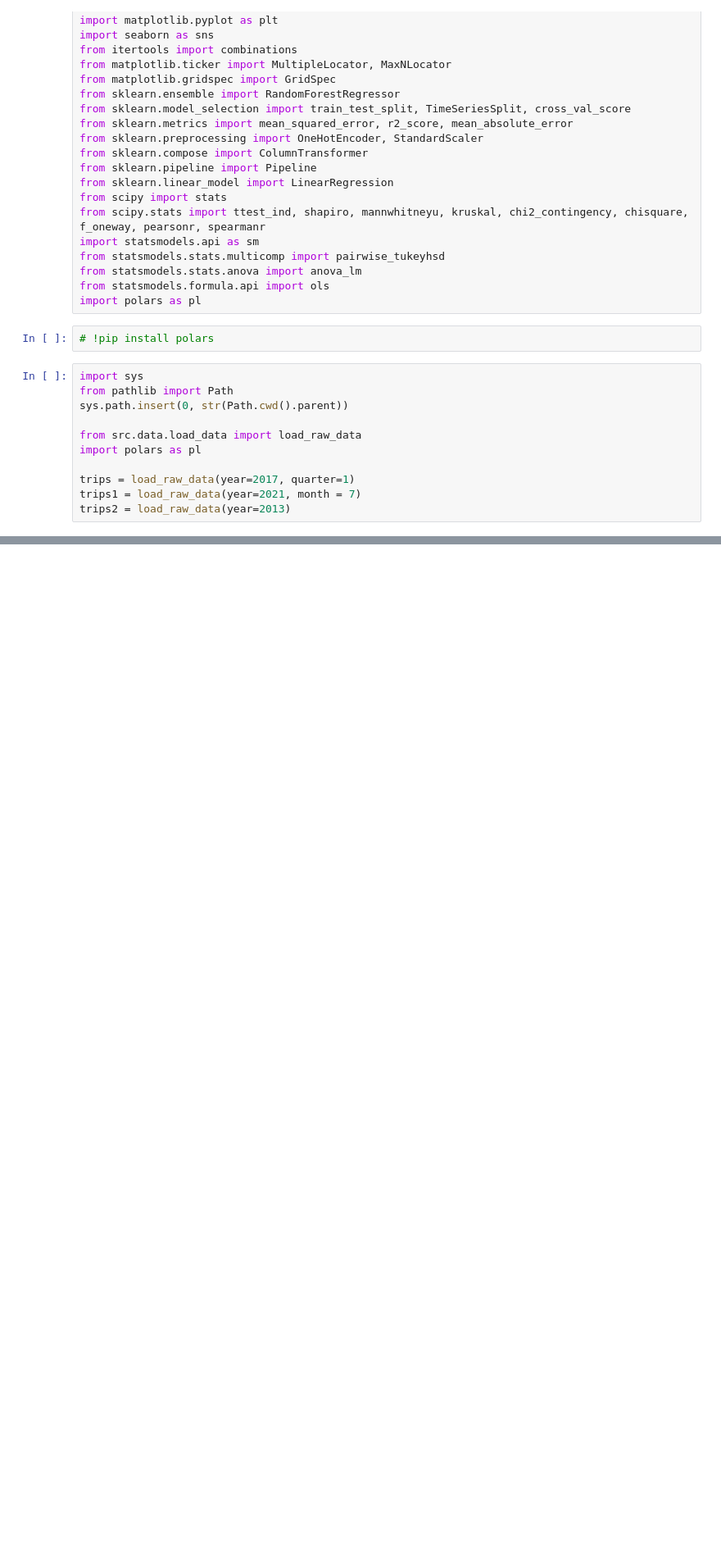
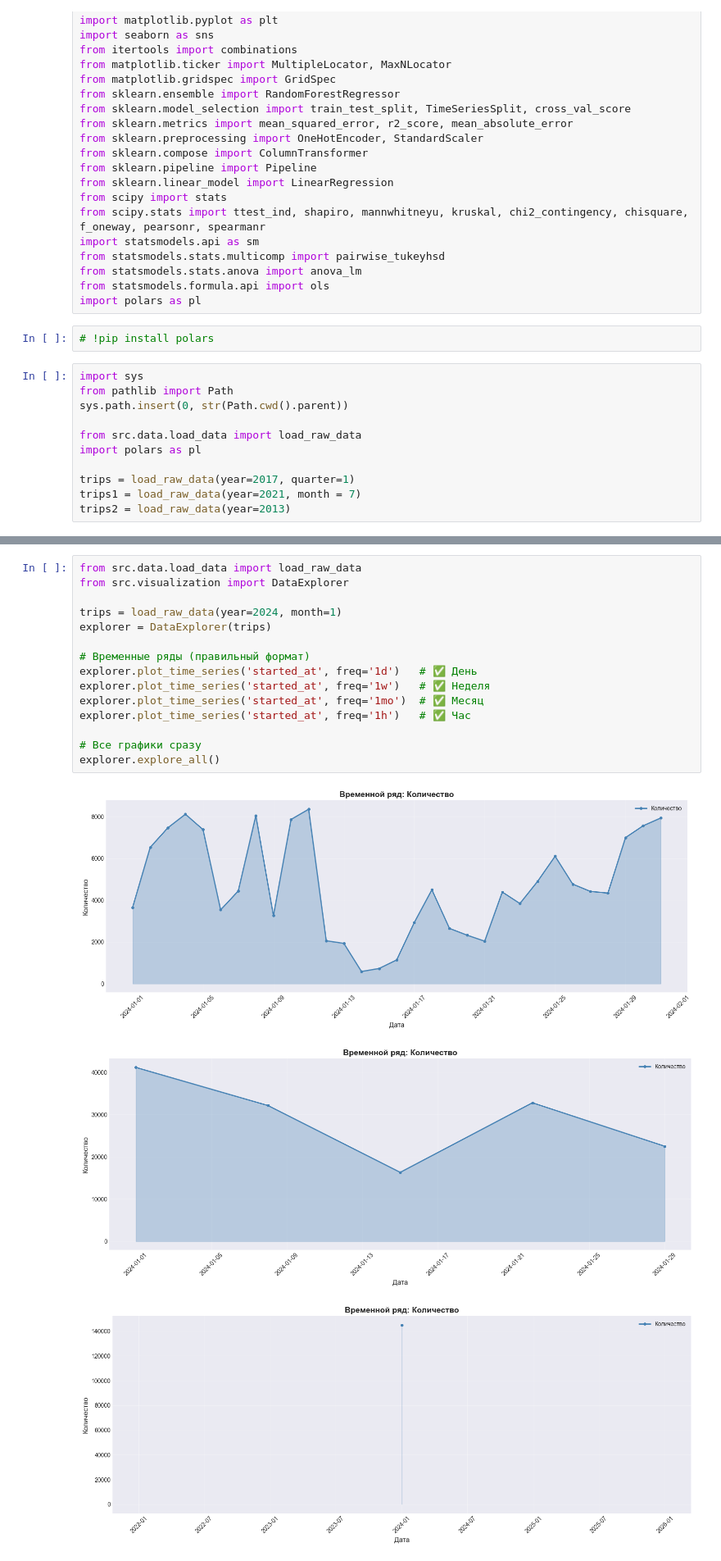
Before and after one commit to VsevolodCod/divvy-bikes-analysis, a Jupyter notebook: notebooks/test.ipynb, the cells around one changed output, grey strips where cells are left out. Shown at 82% size. Saved outputs shown, nothing was run; the diff lists cells and outputs as text; blank space fills up the shorter version.

Commit message:
Add data visualization functions

```diff
--- a/notebooks/test.ipynb
+++ b/notebooks/test.ipynb
@@ -90,2 +90,21 @@ check_data(trips2)
 
 Анализ завершен!
+# %%
+from src.data.load_data import load_raw_data
+from src.visualization import DataExplorer
+
+trips = load_raw_data(year=2024, month=1)
+explorer = DataExplorer(trips)
+
+# Временные ряды (правильный формат)
+explorer.plot_time_series('started_at', freq='1d')   # ✅ День
+explorer.plot_time_series('started_at', freq='1w')   # ✅ Неделя
+explorer.plot_time_series('started_at', freq='1mo')  # ✅ Месяц
+explorer.plot_time_series('started_at', freq='1h')   # ✅ Час
+
+# Все графики сразу
+explorer.explore_all()
+# %% [output]
+[figure, added]
+[figure, added]
+[figure, added]
```
Also changed, not shown: parts of 9 cells of this notebook, 4 other files.
